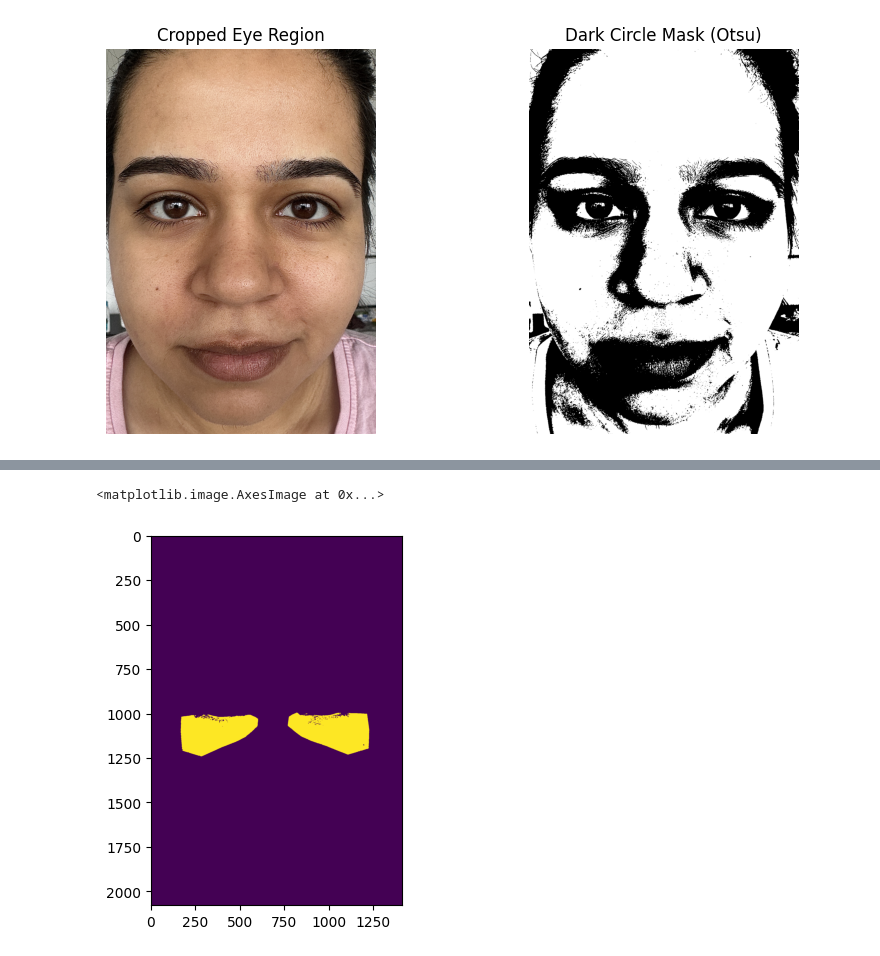
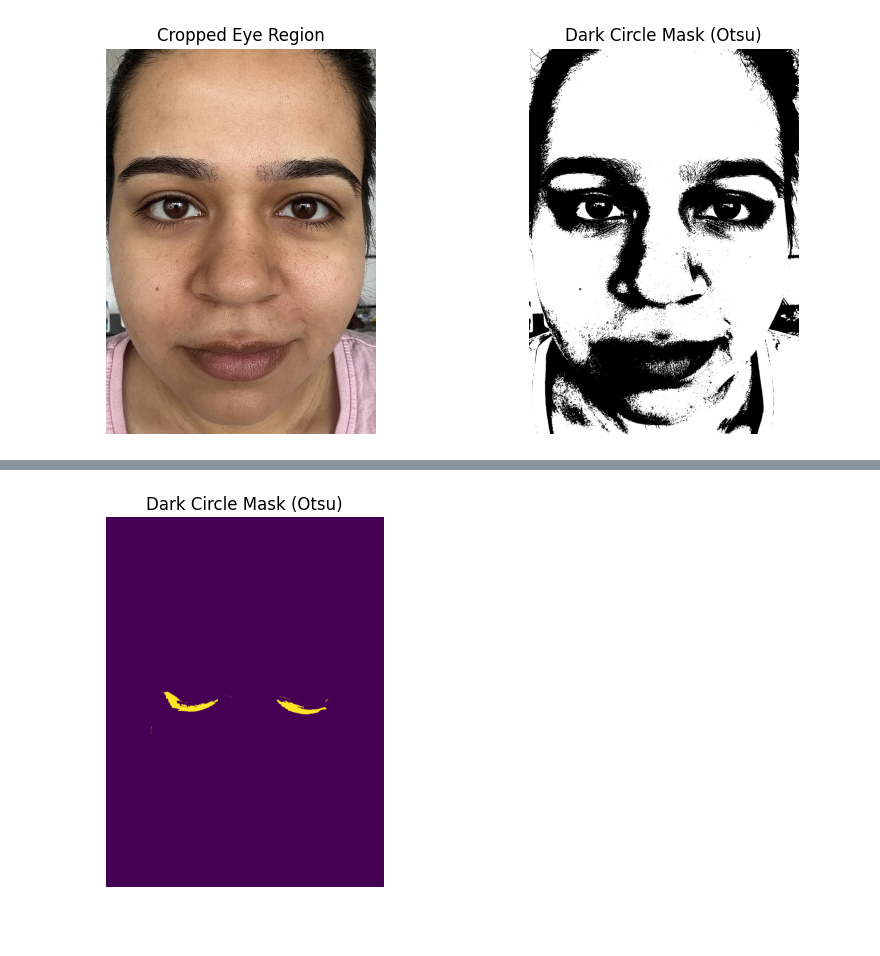
Before and after one commit to Simoni2412/Dark_Circles_Detection, a Jupyter notebook: DarkCircles.ipynb, the cells around one changed output, grey strips where cells are left out. Drawn from its saved outputs; the diff is of its cells as text; code cells hidden in the pictures; blank space fills up the shorter version.

```diff
--- a/DarkCircles.ipynb
+++ b/DarkCircles.ipynb
@@ -436,5 +463,8 @@ plt.show()
-# %%
-plt.imshow(dark_circle_mask)
-# %% [output]
-<matplotlib.image.AxesImage at 0x...>
-[figure, removed]
+# %%
+
+plt.imshow(dark_pixels_mask1)
+plt.title('Dark Circle Mask (Otsu)')
+plt.axis('off')
+plt.show()
+# %% [output]
+[figure, added]
```
Also changed, not shown: parts of 3 cells of this notebook.
